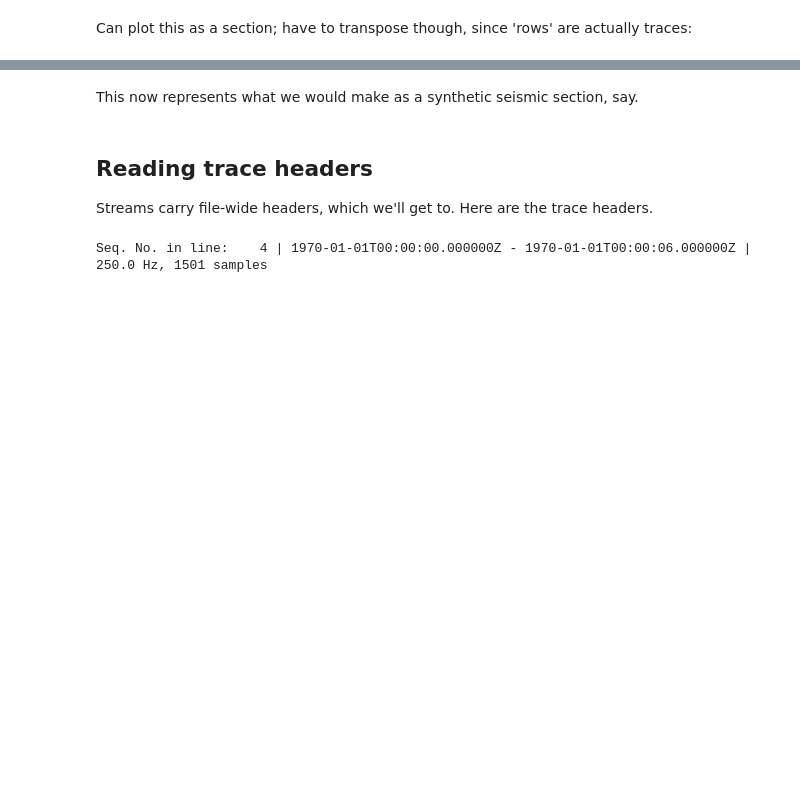
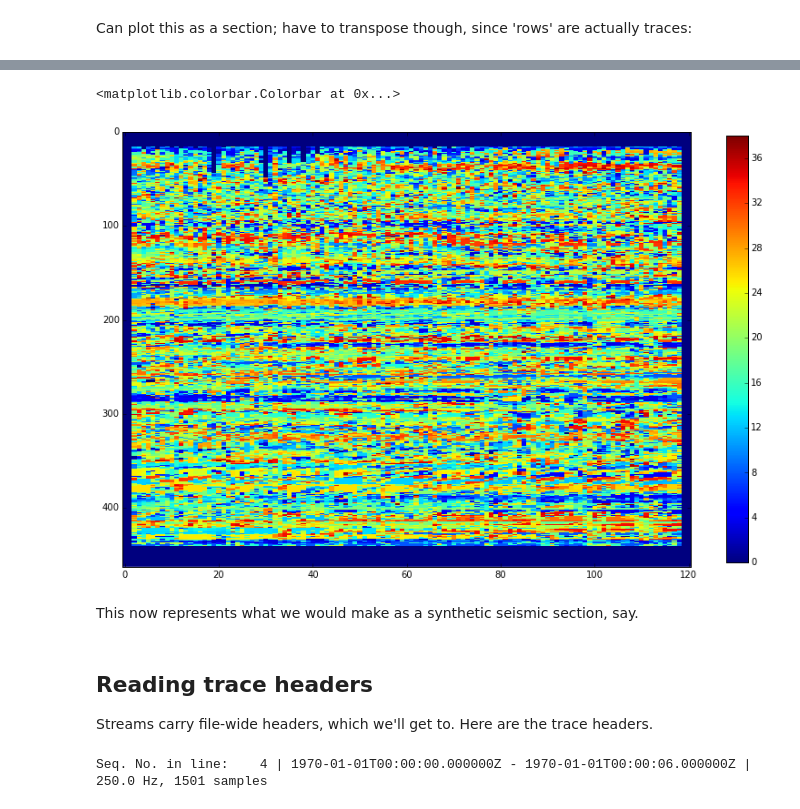
Before and after one commit to kwinkunks/notebooks, a Jupyter notebook: Seismic_read_and_write.ipynb, the cells around one changed output, grey strips where cells are left out. Cells and saved outputs as stored; diff of their text form; code cells hidden in the pictures; blank space fills up the shorter version.

```diff
--- a/Seismic_read_and_write.ipynb
+++ b/Seismic_read_and_write.ipynb
@@ -102,3 +131,10 @@ plt.imshow(data.T, cmap="gray", aspect=1.5)
+# %%
+plt.figure(figsize=(14,14))
+plt.imshow(c, aspect=0.2, interpolation="none")
+plt.colorbar(shrink=0.6)
+# %% [output]
+<matplotlib.colorbar.Colorbar at 0x...>
+[figure, added]
 # %% [markdown]
 This now represents what we would make as a synthetic seismic section, say.
 # %% [markdown]
```
Also changed, not shown: parts of 28 cells of this notebook, 10 other files.
